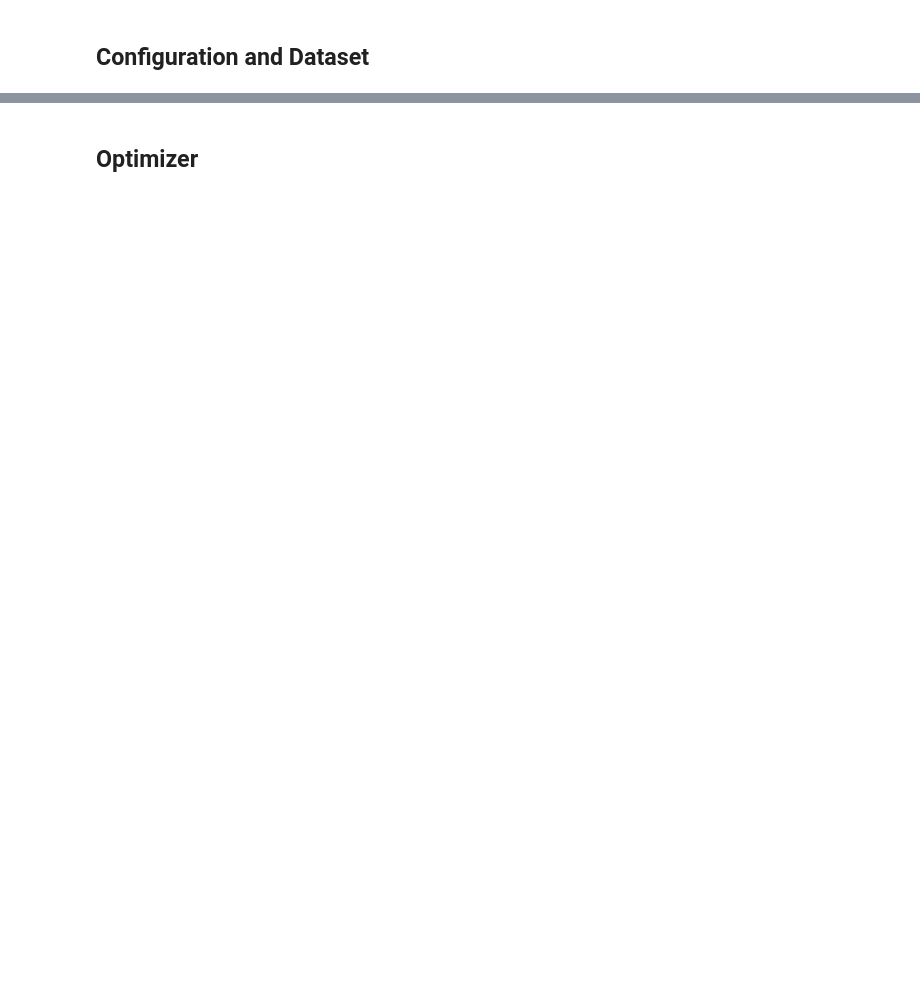
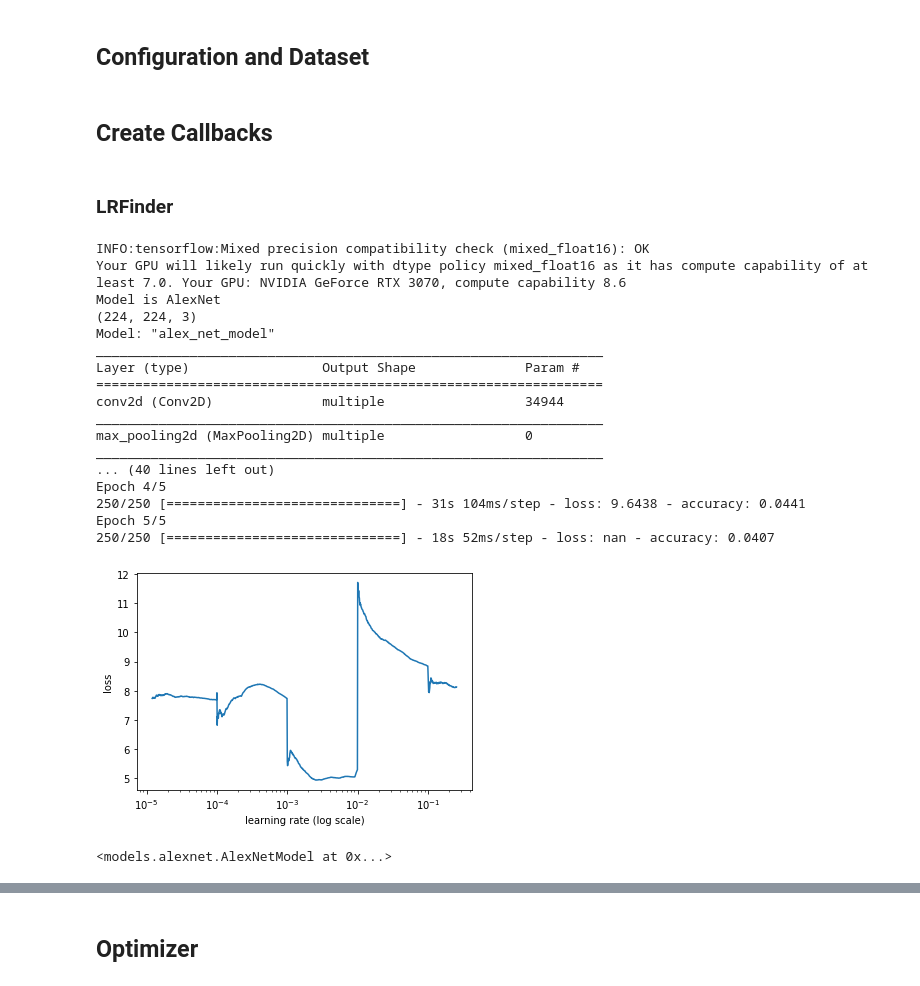
Before and after one commit to stepp1/compVision-DCC, a Jupyter notebook: t1/notebooks/training_alexnet.ipynb, the cells around one changed output, grey strips where cells are left out. Cells and saved outputs as stored; diff of their text form; code cells hidden in the pictures; blank space fills up the shorter version.

```diff
--- a/t1/notebooks/training_alexnet.ipynb
+++ b/t1/notebooks/training_alexnet.ipynb
@@ -73,6 +73,8 @@ with open("configs/t1_alexnet.config", 'w') as conf:
 # %% [markdown]
 ## Configuration and Dataset
 # %%
+model_name = 'alexnet'
+
 config = create_config("FASHION-ALEXNET", "configs/t1_alexnet.config")
 tfr_files = parse_config(config, mode='train')
 datasets = load_dataset(config, tfr_files['train'], tfr_files['test'], 'train')
@@ -92,3 +94,5 @@ csDataset.make_ds(parse_function, process_func)
 #     'train' : csDataset.train_ds,
 #     'test' : csDataset.test_ds
 # }
+# %% [markdown]
+## Create Callbacks
@@ -94,0 +101,2 @@ csDataset.make_ds(parse_function, process_func)
+# %% [markdown]
+### LRFinder
@@ -94,0 +105,23 @@ csDataset.make_ds(parse_function, process_func)
+# %%
+model = create_model(config, model_name, csDataset.input_shape, use_mixed=True)
+determineLearningRate(model, datasets['train'], tf.keras.optimizers.SGD(), config.get_batch_size())
+# %% [output]
+INFO:tensorflow:Mixed precision compatibility check (mixed_float16): OK
+Your GPU will likely run quickly with dtype policy mixed_float16 as it has compute capability of at least 7.0. Your GPU: NVIDIA GeForce RTX 3070, compute capability 8.6
+Model is AlexNet
+(224, 224, 3)
+Model: "alex_net_model"
+_________________________________________________________________
+Layer (type)                 Output Shape              Param #
+=================================================================
+conv2d (Conv2D)              multiple                  34944
+_________________________________________________________________
+max_pooling2d (MaxPooling2D) multiple                  0
+_________________________________________________________________
+... (40 lines left out)
+Epoch 4/5
+250/250 [==============================] - 31s 104ms/step - loss: 9.6438 - accuracy: 0.0441
+Epoch 5/5
+250/250 [==============================] - 18s 52ms/step - loss: nan - accuracy: 0.0407
+[figure, added]
+<models.alexnet.AlexNetModel at 0x...>
```
Also changed, not shown: parts of 16 cells of this notebook, 5 other files.
